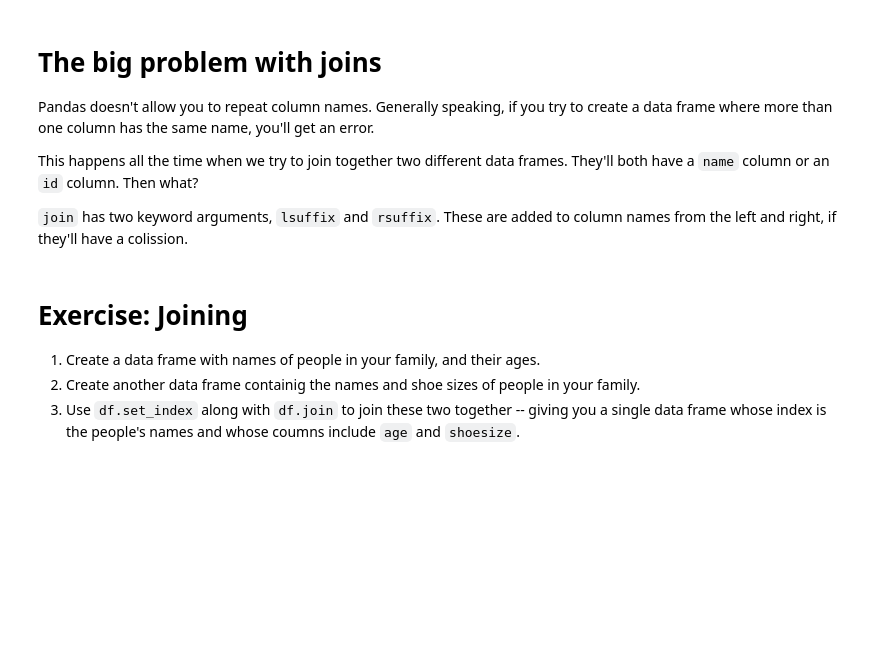
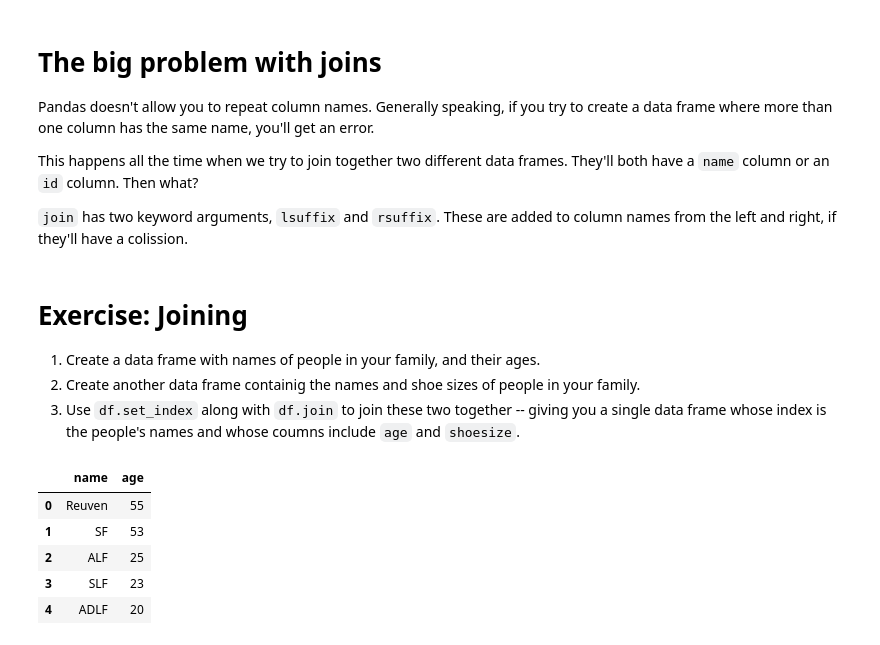
Before and after one commit to reuven/OReilly-PythonData-2026-06, a Jupyter notebook: OReilly-PythonData-2026-06-22.ipynb, the cells around one changed output. Cells and saved outputs as stored; diff of their text form; code cells hidden in the pictures; blank space fills up the shorter version.

```diff
--- a/OReilly-PythonData-2026-06-22.ipynb
+++ b/OReilly-PythonData-2026-06-22.ipynb
@@ -1098,3 +1098,18 @@ This happens all the time when we try to join together two different data frames
 1. Create a data frame with names of people in your family, and their ages.
 2. Create another data frame containig the names and shoe sizes of people in your family.
 3. Use `df.set_index` along with `df.join` to join these two together -- giving you a single data frame whose index is the people's names and whose coumns include `age` and `shoesize`.
+# %%
+family_df = pd.DataFrame([['Reuven', 55],
+                          ['SF', 53],
+                          ['ALF', 25],
+                          ['SLF', 23],
+                          ['ADLF', 20]],
+                        columns=['name', 'age'])
+family_df
+# %% [output]
+|  | name | age |
+| 0 | Reuven | 55 |
+| 1 | SF | 53 |
+| 2 | ALF | 25 |
+| 3 | SLF | 23 |
+| 4 | ADLF | 20 |
```
Also changed, not shown: parts of 1 cell of this notebook.
